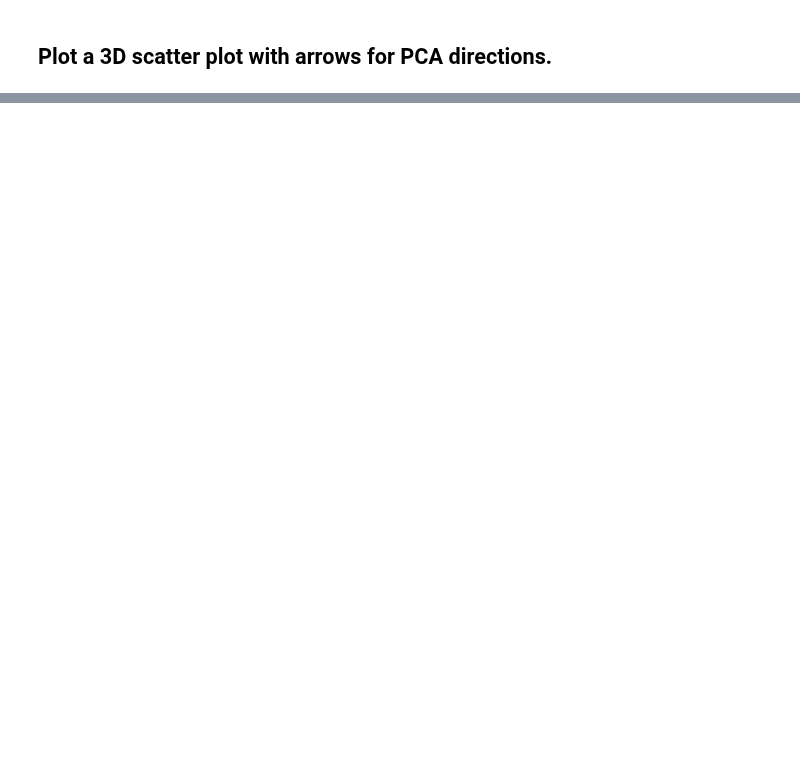
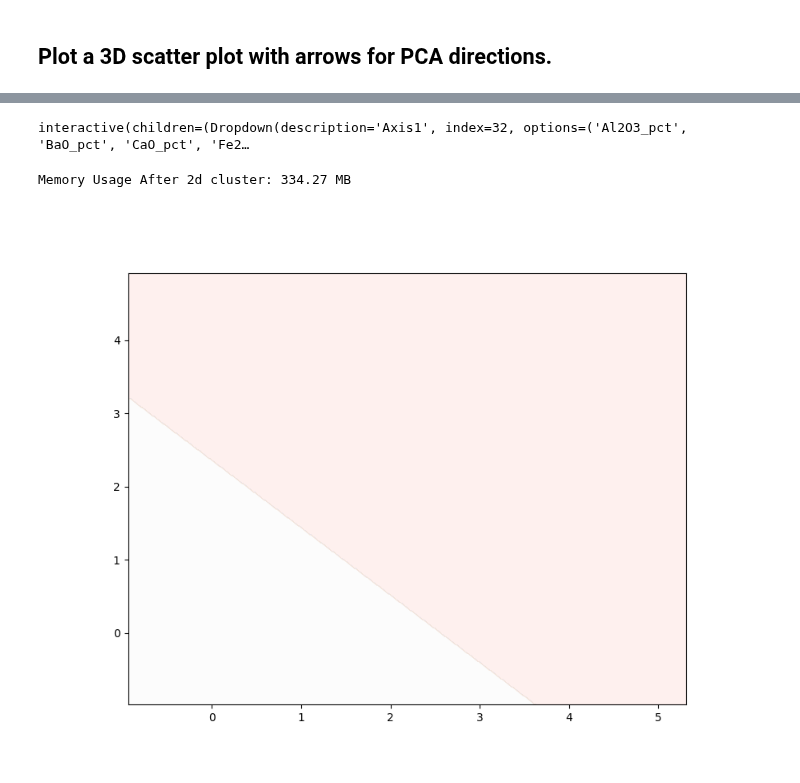
Before and after one commit to TigerFan2029/AIMinex, a Jupyter notebook: pca_mineral1.ipynb, the cells around one changed output, grey strips where cells are left out. Saved outputs shown, nothing was run; the diff lists cells and outputs as text; code cells hidden in the pictures; blank space fills up the shorter version.

```diff
--- a/pca_mineral1.ipynb
+++ b/pca_mineral1.ipynb
@@ -803,7 +738,7 @@ def cluster_2d(axis1, axis2):
         dd = pd.read_excel(file_path, sheet_name=sheet_name)
 
         #scaler and model
-        def update_kmeans(k=3):
+        def update_kmeans(k):
             pipe = Pipeline([
             ("scale", StandardScaler()),
             ("model", KMeans(n_clusters=k, random_state = 0, n_init='auto'))])
@@ -813,49 +748,60 @@ def cluster_2d(axis1, axis2):
             # Add cluster labels to the DataFrame
             df['cluster'] = pipe.named_steps['model'].labels_
 
+            #create meshgrid for background coloring
             x_min, x_max = X[:, 0].min() - 1, X[:, 0].max() + 1
             y_min, y_max = X[:, 1].min() - 1, X[:, 1].max() + 1
             xx, yy = np.meshgrid(np.arange(x_min, x_max, 0.01),
                                  np.arange(y_min, y_max, 0.01))
 
+            #predict cluster for each point in the meshgrid
             Z = pipe.named_steps['model'].predict(pipe.named_steps['scale'].transform(np.c_[xx.ravel(), yy.ravel()]))
             Z = Z.reshape(xx.shape)
 
+            #draw
             plt.figure(figsize=(9, 7))
             plt.contourf(xx, yy, Z, cmap=plt.cm.Pastel1, alpha=0.2)
 
+            #create a size chart corrisponding to the value of Zn_ppm and plot
             def map_size(x, new_min, new_max):
                 old_min = min_Zn
                 old_max = max_Zn
                 return ((np.log(x + 1) - np.log(old_min + 1)) / (np.log(old_max + 1) - np.log(old_min + 1))) * (new_max - new_min) + new_min
 
-            sns.scatterplot(data=df, x=axis1, y=axis2, c=dc['Color'], s=df['Zn_ppm'].apply(lambda x: map_size(x, 20, 100)))
+            sns.scatterplot(data=df, x=axis1, y=axis2, c=dc['Color'], s=df['Zn_ppm'].apply(lambda x: map_size(x, 20, 100)))# change the last two values if want to change size range of point
 
-
+            #plot the sample names
             df.apply(lambda row: plt.text(row[axis1], row[axis2] + 0.1, dd.iloc[row.name, 0], fontsize=7, ha='center'), axis=1)
 
-
+            #plot the controids
             scaler = pipe.named_steps['scale']
             centroids = pipe.named_steps['model'].cluster_centers_
             centroids_original = scaler.inverse_transform(centroids)
 
             plt.scatter(centroids_original[:,0], centroids_original[:,1],
                     marker="X", c="red", s=30, label="centroids")
 
             plt.legend()
             plt.title("K-Means Clustering")
             plt.show()
 
+        #create interact slider for k
         interact(update_kmeans, k = IntSlider(min=2, max=10, step=1, description='N Clusters'))
     else:
+        #debugging if two selection the same
         print ('select two different elements')
 
+#creating the dropdown of elements
 interact(cluster_2d,
          axis1=widgets.Dropdown(options=df.columns.tolist(), value=df.columns[32], description='Axis1'),
          axis2=widgets.Dropdown(options=df.columns.tolist(), value=df.columns[34], description='Axis2'))
 
 memory_6 = get_memory_usage()
 print(f"Memory Usage After 2d cluster: {memory_6:.2f} MB")
+# %% [output]
+interactive(children=(Dropdown(description='Axis1', index=32, options=('Al2O3_pct', 'BaO_pct', 'CaO_pct', 'Fe2…
+Memory Usage After 2d cluster: 334.27 MB
+[figure, added]
 # %%
 # Remove all rows that have at least one NaN.
 df = df.dropna()
```
Also changed, not shown: parts of 18 cells of this notebook.
